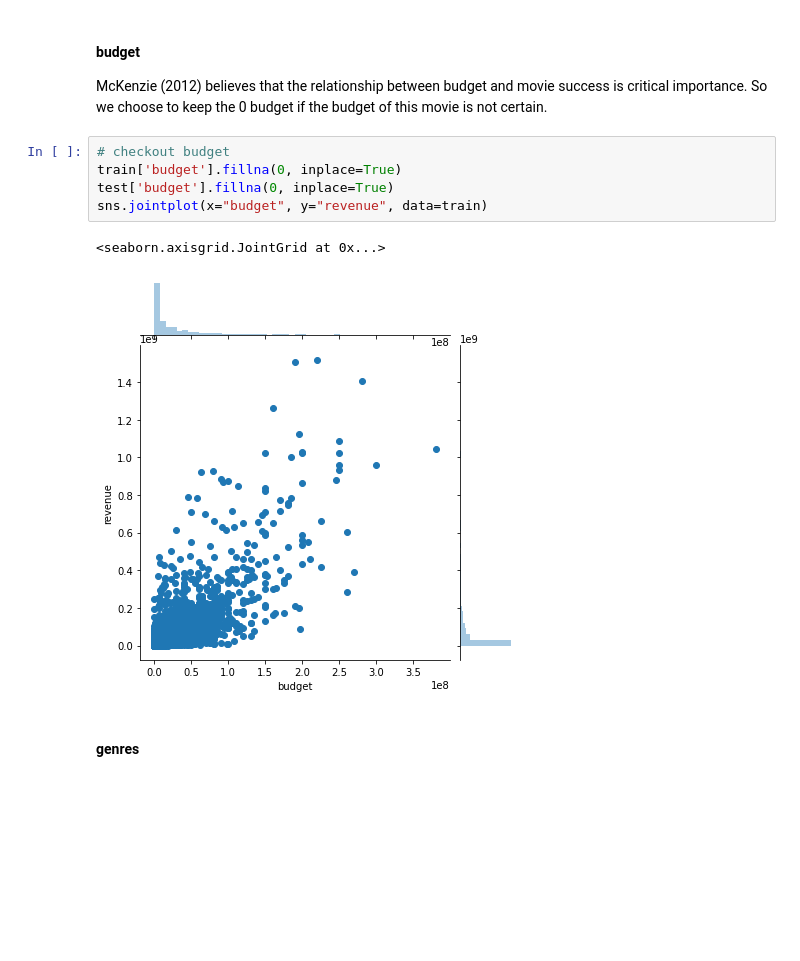
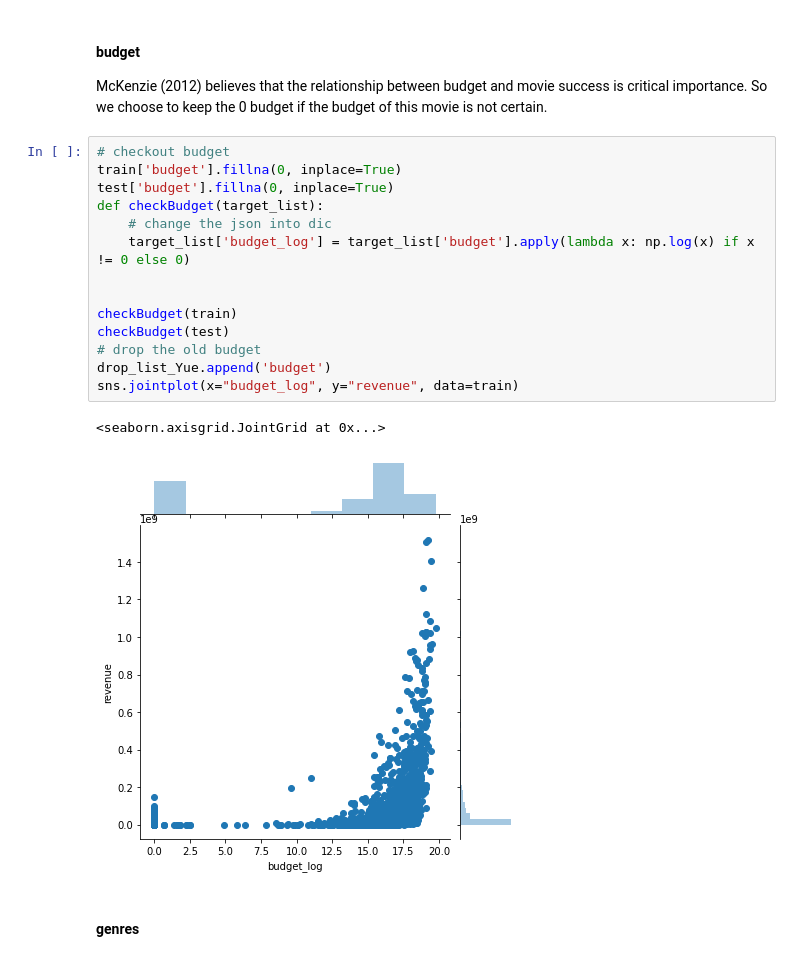
Before and after one commit to z5219951/revenue, a Jupyter notebook: data_preprocessing.ipynb, the cells around one changed output. Cells and saved outputs as stored; diff of their text form; blank space fills up the shorter version.

Commit message:
change budget into log form

```diff
--- a/data_preprocessing.ipynb
+++ b/data_preprocessing.ipynb
@@ -244,11 +244,20 @@ McKenzie (2012) believes that the relationship between budget and movie success
 # %%
 # checkout budget
 train['budget'].fillna(0, inplace=True)
 test['budget'].fillna(0, inplace=True)
-sns.jointplot(x="budget", y="revenue", data=train)
+def checkBudget(target_list):
+    # change the json into dic
+    target_list['budget_log'] = target_list['budget'].apply(lambda x: np.log(x) if x != 0 else 0)
+
+
+checkBudget(train)
+checkBudget(test)
+# drop the old budget
+drop_list_Yue.append('budget')
+sns.jointplot(x="budget_log", y="revenue", data=train)
 # %% [output]
 <seaborn.axisgrid.JointGrid at 0x...>
-[figure, old version]
+[figure, new version]
 # %% [markdown]
 #### genres
 # %%
```
